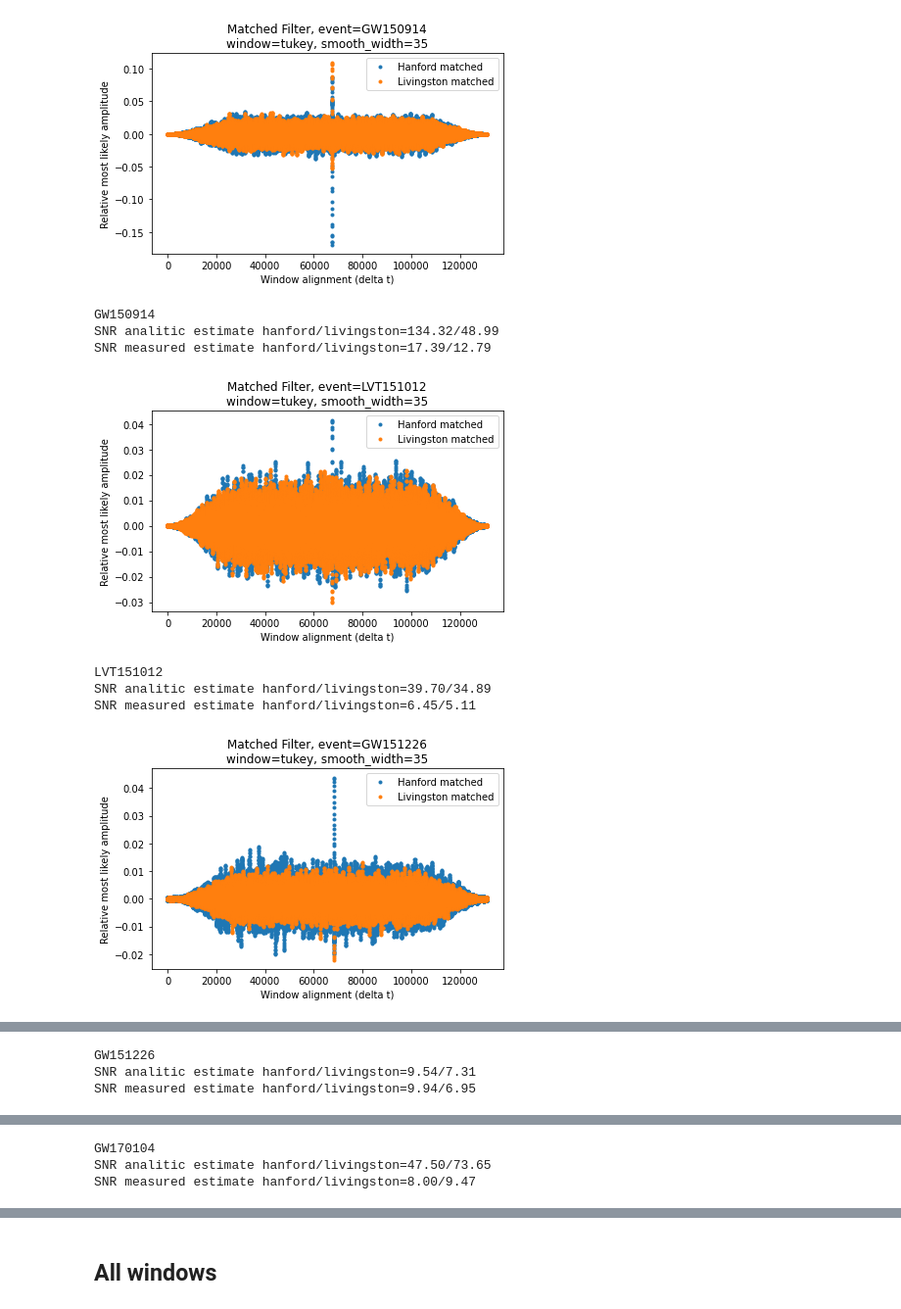
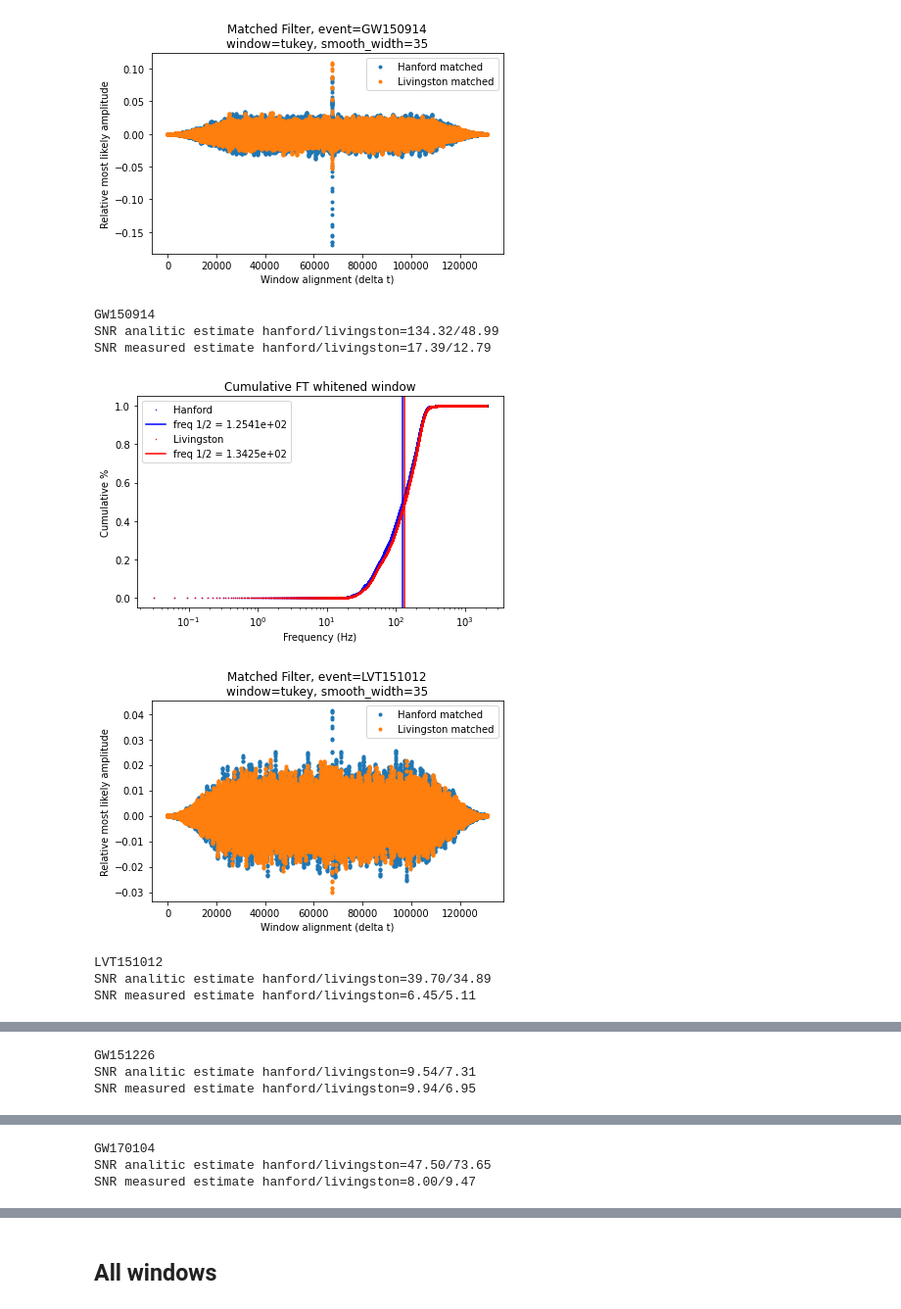
Before and after one commit to dcxSt/computational_methods_phys512, a Jupyter notebook: pset06/p5.ipynb, the cells around one changed output, grey strips where cells are left out. Shown: that part at 98% size. Drawn from its saved outputs; the diff is of its cells as text; code cells hidden in the pictures.

```diff
--- a/pset06/p5.ipynb
+++ b/pset06/p5.ipynb
@@ -177,7 +177,7 @@ for e in events:
     plt.savefig(f"img/p5_matched_filter_{e}.png",dpi=450)
     plt.show()
 
-    ### (c)
+    ### (c) , (d)
     # Estimate noise analytically
     AtNinvA_h = 2*abs(tpftwhite_h@tpftwhite_h) # factor of 2 from rfft
     AtNinvA_l = 2*abs(tpftwhite_l@tpftwhite_l) # factor of 2 from rfft
@@ -193,36 +193,65 @@ for e in events:
     print(f"SNR analitic estimate hanford/livingston={snr_anal_h:.2f}/{snr_anal_l:.2f}")
     print(f"SNR measured estimate hanford/livingston={snr_esti_h:.2f}/{snr_esti_l:.2f}")
 
+    ### (e)
+    # Get frequency array
+    sr = 1/dt_l # sample rate, assume same for Livingston and Hanford
+    nyquist = sr/2 # nyquist frequency
+    freqs = np.linspace(0,nyquist,len(strain_l)//2+1)
+    # Plot the FT of
+    plt.figure(figsize=(6,4))
+    plt.title(f"Cumulative FT whitened window")
+    # Hanford
+    # Cumulative hanford FT white
+    tpwhite_cum_h = np.cumsum(abs(tpftwhite_h))/sum(abs(tpftwhite_h))
+    # The frequency where half the weight is above, half below
+    freqhalf_h = freqs[np.argwhere(tpwhite_cum_h>0.5).min()]
+    plt.semilogx(freqs[1:],tpwhite_cum_h[1:],"b.",
+                 markersize=1,label=f"Hanford")
+    plt.axvline(freqhalf_h,color="blue",label=f"freq 1/2 = {freqhalf_h:.4e}")
+    # Livingston
+    # The frequency where half the weight is above, half below
+    tpwhite_cum_l = np.cumsum(abs(tpftwhite_l))/sum(abs(tpftwhite_l))
+    freqhalf_l = freqs[np.argwhere(tpwhite_cum_l>0.5).min()]
+    plt.semilogx(freqs[1:],tpwhite_cum_l[1:],"r.",
+                markersize=1,label="Livingston")
+    plt.axvline(freqhalf_l,color="red",label=f"freq 1/2 = {freqhalf_l:.4e}")
+    plt.xlabel("Frequency (Hz)")
+    plt.ylabel("Cumulative %")
+    plt.legend()
+    plt.tight_layout()
+    plt.savefig(f"img/p5_cumulative{e}.png",dpi=450)
+    plt.show()
 
     # faulty first attempt
 #     ### (c) Signal to noise ratio
 #     sig_power_h = max(matched_h**2) # estimate of signal
 #     noise_power_h = np.mean(matched_h[:35000]**2) # estimate the noise, quick & dirty
 #     # trunkate to not let tukey window affect our power estimate
 #     # 35000 data is enough...
 #     snr_h = sig_power_h/noise_power_h
 #     sig_power_l = max(matched_l**2) # estimate of signal
 #     noise_power_l = np.mean(matched_l[:35000]**2) # estimate the noise, quick & dirty
 #     snr_l = sig_power_l/noise_power_l
 #     snr = snr_l + snr_h
 
 #     print(f"{e} SNR Hanford {snr_h}")
 #     print(f"{e} SNR Livingston {snr_l}")
 #     print(f"{e} SNR Combined {snr}")
 
     ### (d) curvature
 
 #     curvature_h = get_curvature(strain_h,template_h,ker)
 #     print("\nCurvature calculated")
 #     print(f"{e} Curvature Hanford {curvature_h}")
 #     print(f"{e} SNR Hanford")
 # %% [output]
 [figure]
 GW150914
 SNR analitic estimate hanford/livingston=134.32/48.99
 SNR measured estimate hanford/livingston=17.39/12.79
-[figure, old version]
+[figure, new version]
+[figure, new version]
 LVT151012
 SNR analitic estimate hanford/livingston=39.70/34.89
 SNR measured estimate hanford/livingston=6.45/5.11
-[figure, old version]
```
Also changed, not shown: parts of 1 cell of this notebook, 5 other files.
